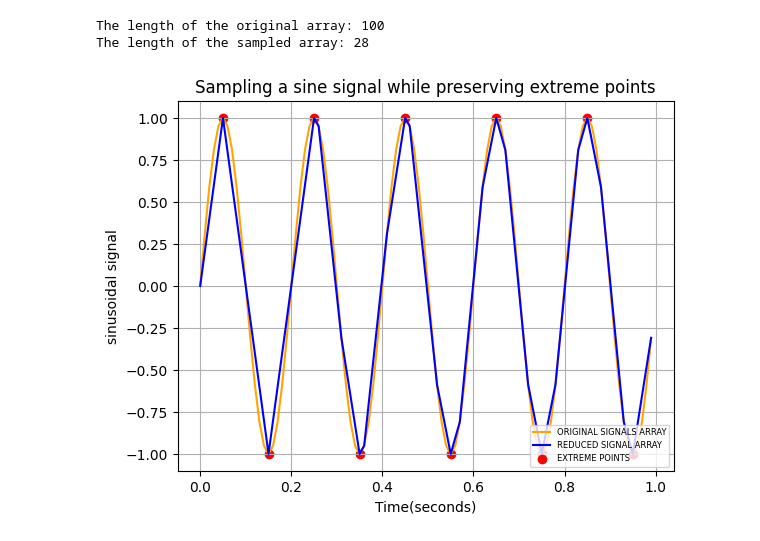
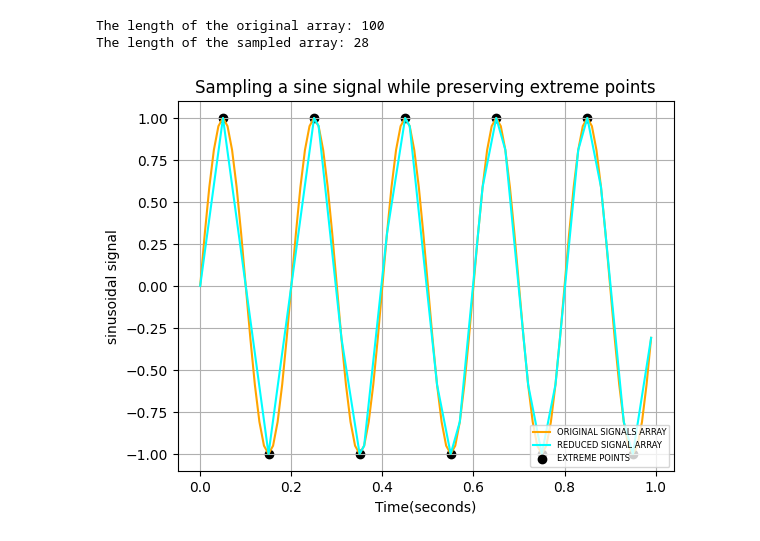
Before and after one commit to Matan-Jack/firstProjectPython, a Jupyter notebook: firstMiniProject.ipynb, the cells around one changed output. Saved outputs shown, nothing was run; the diff lists cells and outputs as text; code cells hidden in the pictures.

```diff
--- a/firstMiniProject.ipynb
+++ b/firstMiniProject.ipynb
@@ -175,36 +152,36 @@ newTime = time[sampleIndices]
 # Print the length of the original array.
 print("The length of the original array:", len(arr))
 
 # Print the length of the sampled array.
 print("The length of the sampled array:", len(sampleArr))
 
 # Visualization:
 # Plot the original signal in orange.
 plt.plot(time, arr, label="ORIGINAL SIGNALS ARRAY", color='orange')
 
 # Plot the downsampled signal in blue.
-plt.plot(newTime, sampleArr, label="REDUCED SIGNAL ARRAY", color='blue')
+plt.plot(newTime, sampleArr, label="REDUCED SIGNAL ARRAY", color='cyan')
 
 # Mark and scatter the local maxima (red points).
-plt.scatter(time[maxima], arr[maxima], color='red', label="EXTREME POINTS")
+plt.scatter(time[maxima], arr[maxima], label="EXTREME POINTS", color='black',)
 
 # Mark and scatter the local minima (red points).
-plt.scatter(time[minima], arr[minima], color='red')
+plt.scatter(time[minima], arr[minima], color='black')
 
 # Add a title and labels to the plot.
 plt.title('Sampling a sine signal while preserving extreme points')
 plt.xlabel('Time(seconds)')
 plt.ylabel('sinusoidal signal')
 
 # Display the legend in the lower right corner with a font size of 6.
 plt.legend(loc='lower right', fontsize=6)
 # Prints squares on the screen.
 plt.grid(True)
 # Show the graph.
 plt.show()
 # %% [output]
 The length of the original array: 100
 The length of the sampled array: 28
-[figure, old version]
+[figure, new version]
 # %%
 !pip install pandas
```
Also changed, not shown: parts of 6 cells of this notebook.
